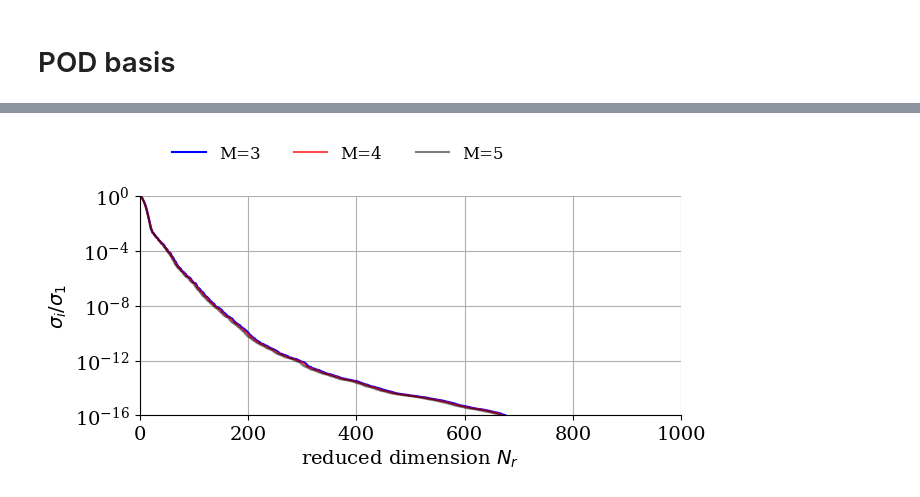
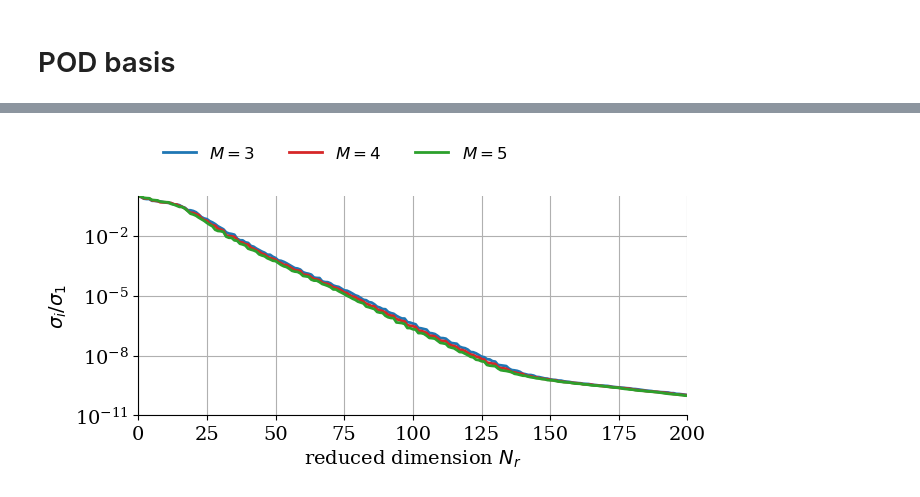
Before and after one commit to opaliss/HermiteFD-ROM, a Jupyter notebook: FOM/linear_landau_damping_FOM.ipynb, the cells around one changed output, grey strips where cells are left out. Cells and saved outputs as stored; diff of their text form; code cells hidden in the pictures.

```diff
--- a/FOM/linear_landau_damping_FOM.ipynb
+++ b/FOM/linear_landau_damping_FOM.ipynb
@@ -330,22 +330,22 @@ S_5 = np.load("../data/ROM/linear_landau/singular_values_5.npy")
 # %%
 # plot the electric field damping rate
 fig, ax = plt.subplots(figsize=(7, 4))
-ax.plot(np.arange(len(S_3)), (np.abs(S_3)/np.max(S_3[0])), color="blue", alpha=1, label="M=3")
-ax.plot(np.arange(len(S_4)), (np.abs(S_4)/np.max(S_4[0])), color="red", alpha=0.7, label="M=4")
-ax.plot(np.arange(len(S_5)), (np.abs(S_5)/np.max(S_5[0])), color="BLACK", alpha=0.5, label="M=5")
+ax.plot(np.arange(len(S_3)), (np.abs(S_3)/np.max(S_3[0])), color="tab:blue",linewidth=2, label=r"$M=3$")
+ax.plot(np.arange(len(S_4)), (np.abs(S_4)/np.max(S_4[0])), color="tab:red", linewidth=2, label=r"$M=4$")
+ax.plot(np.arange(len(S_5)), (np.abs(S_5)/np.max(S_5[0])), color="tab:green", linewidth=2, label=r"$M=5$")
 ax.spines['right'].set_visible(False)
 ax.spines['top'].set_visible(False)
 ax.set_ylabel("$\sigma_{i}/\sigma_{1}$")
 ax.set_xlabel(r"reduced dimension $N_{r}$")
 ax.set_yscale("log")
-ax.set_ylim(10**-16, 1)
-ax.set_xlim(0, 1000)
+ax.set_ylim(10**-11, 1)
+ax.set_xlim(0, 200)
 plt.grid()
 
 legend = ax.legend(ncols=3, fancybox=False, shadow=False, fontsize=12, loc='upper right', bbox_to_anchor=(0.7, 1.3))
 legend.get_frame().set_alpha(0)
 plt.tight_layout()
-plt.savefig("../figs/ROM/linear_landau/singular_value_decay_linear_landau.png", dpi=600)
+# plt.savefig("../figs/ROM/linear_landau/singular_value_decay_linear_landau.png", dpi=600)
 # %% [output]
-[figure, old version]
+[figure, new version]
 # %%
```
Also changed, not shown: parts of 27 cells of this notebook, 3 other files.
